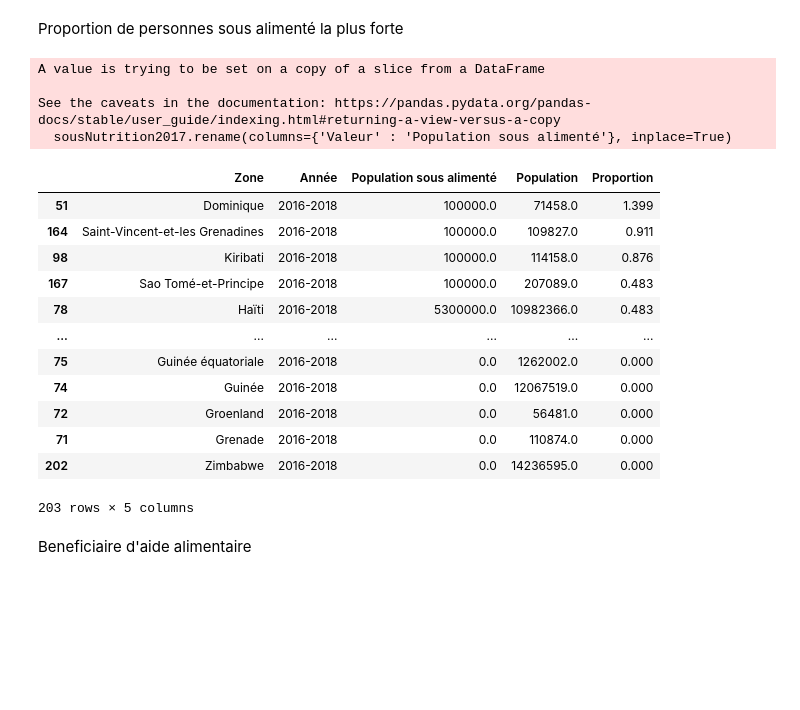
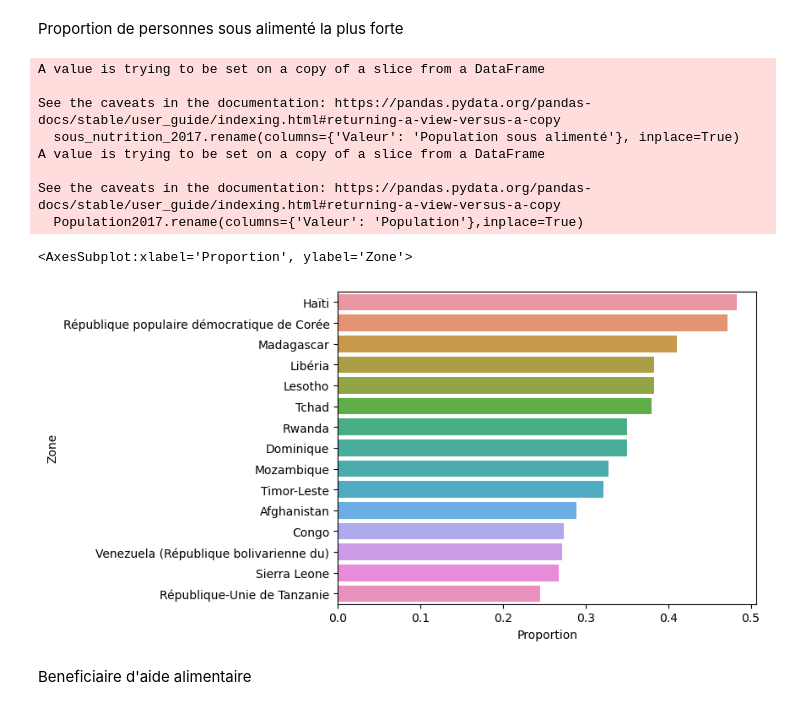
Before and after one commit to Luucaaas/R-alisezUne-tudeDeSant-Publique, a Jupyter notebook: Projet_4.ipynb, the cells around one changed output. Drawn from its saved outputs; the diff is of its cells as text; code cells hidden in the pictures; blank space fills up the shorter version.

```diff
--- a/Projet_4.ipynb
+++ b/Projet_4.ipynb
@@ -26,5 +40,5 @@ On a fait le choix de prendre 0.1 million de personne en sous nutrition pour les
 # %%
-sous_nutrition.loc[sous_nutrition['Valeur'] == '<0.1', 'Valeur'] = '0.1'
+sous_nutrition.loc[sous_nutrition['Valeur'] == '<0.1', 'Valeur'] = '0.025'
 sous_nutrition['Valeur'] = sous_nutrition["Valeur"].astype(float)
 sous_nutrition["Valeur"].fillna(value=0, inplace=True)
 sous_nutrition_2017 = sous_nutrition.loc[(sous_nutrition['Année']=='2016-2018'),:]
@@ -70,35 +84,26 @@ graphPie1 = plt.pie(x=df1["Totaux1"], labels=liste, autopct='%.0f%%')
 # %% [markdown]
 Proportion de personnes sous alimenté la plus forte
 # %%
-sousNutrition2017 = sous_nutrition.loc[sous_nutrition['Année']=='2016-2018',:]
-sousNutrition2017.rename(columns={'Valeur' : 'Population sous alimenté'}, inplace=True)
-popu2017 = population.loc[population["Année"]==2017,["Zone","Valeur"]]
-popu2017.rename(columns={'Valeur' : "Population"}, inplace=True)
+sous_nutrition_2017.rename(columns={'Valeur': 'Population sous alimenté'}, inplace=True)
+Population2017 = population.loc[population['Année']==2017]
+Population2017.rename(columns={'Valeur': 'Population'},inplace=True)
+Population2017.head()
+Propotion_sous_alimentation = pd.merge(sous_nutrition_2017[['Zone','Population sous alimenté']],Population2017[["Zone","Population"]], on='Zone')
+Propotion_sous_alimentation["Proportion"] = (Propotion_sous_alimentation["Population sous alimenté"]*1000000)/(Propotion_sous_alimentation["Population"]*1000)
+Propotion_sous_alimentation.sort_values('Proportion',ascending=False).head(10)
 
-
-proportionSousAlimentées = pd.merge(sousNutrition2017, popu2017, on="Zone",how="left")
-proportionSousAlimentées["Population sous alimenté"] = (proportionSousAlimentées["Population sous alimenté"])*1000000
-proportionSousAlimentées["Population"] = proportionSousAlimentées["Population"] * 1000
-proportionSousAlimentées['Proportion'] = round((proportionSousAlimentées["Population sous alimenté"]) / (proportionSousAlimentées["Population"]),3)
-proportionSousAlimentées.sort_values("Proportion", ascending=False)
+sns.barplot(x="Proportion",y="Zone",data=Propotion_sous_alimentation.sort_values('Proportion',ascending=False).head(15))
 # %% [output]
 A value is trying to be set on a copy of a slice from a DataFrame
 
 See the caveats in the documentation: https://pandas.pydata.org/pandas-docs/stable/user_guide/indexing.html#returning-a-view-versus-a-copy
-  sousNutrition2017.rename(columns={'Valeur' : 'Population sous alimenté'}, inplace=True)
+  sous_nutrition_2017.rename(columns={'Valeur': 'Population sous alimenté'}, inplace=True)
+A value is trying to be set on a copy of a slice from a DataFrame
+
+See the caveats in the documentation: https://pandas.pydata.org/pandas-docs/stable/user_guide/indexing.html#returning-a-view-versus-a-copy
+  Population2017.rename(columns={'Valeur': 'Population'},inplace=True)
-|  | Zone | Année | Population sous alimenté | Population | Proportion |
-| 51 | Dominique | 2016-2018 | 100000.0 | 71458.0 | 1.399 |
-| 164 | Saint-Vincent-et-les Grenadines | 2016-2018 | 100000.0 | 109827.0 | 0.911 |
-| 98 | Kiribati | 2016-2018 | 100000.0 | 114158.0 | 0.876 |
-| 167 | Sao Tomé-et-Principe | 2016-2018 | 100000.0 | 207089.0 | 0.483 |
-| 78 | Haïti | 2016-2018 | 5300000.0 | 10982366.0 | 0.483 |
-| ... | ... | ... | ... | ... | ... |
-| 75 | Guinée équatoriale | 2016-2018 | 0.0 | 1262002.0 | 0.000 |
-| 74 | Guinée | 2016-2018 | 0.0 | 12067519.0 | 0.000 |
-| 72 | Groenland | 2016-2018 | 0.0 | 56481.0 | 0.000 |
-| 71 | Grenade | 2016-2018 | 0.0 | 110874.0 | 0.000 |
-| 202 | Zimbabwe | 2016-2018 | 0.0 | 14236595.0 | 0.000 |
-203 rows × 5 columns
+<AxesSubplot:xlabel='Proportion', ylabel='Zone'>
+[figure, added]
 # %% [markdown]
 Beneficiaire d'aide alimentaire
 # %%
```
Also changed, not shown: parts of 7 cells of this notebook.
